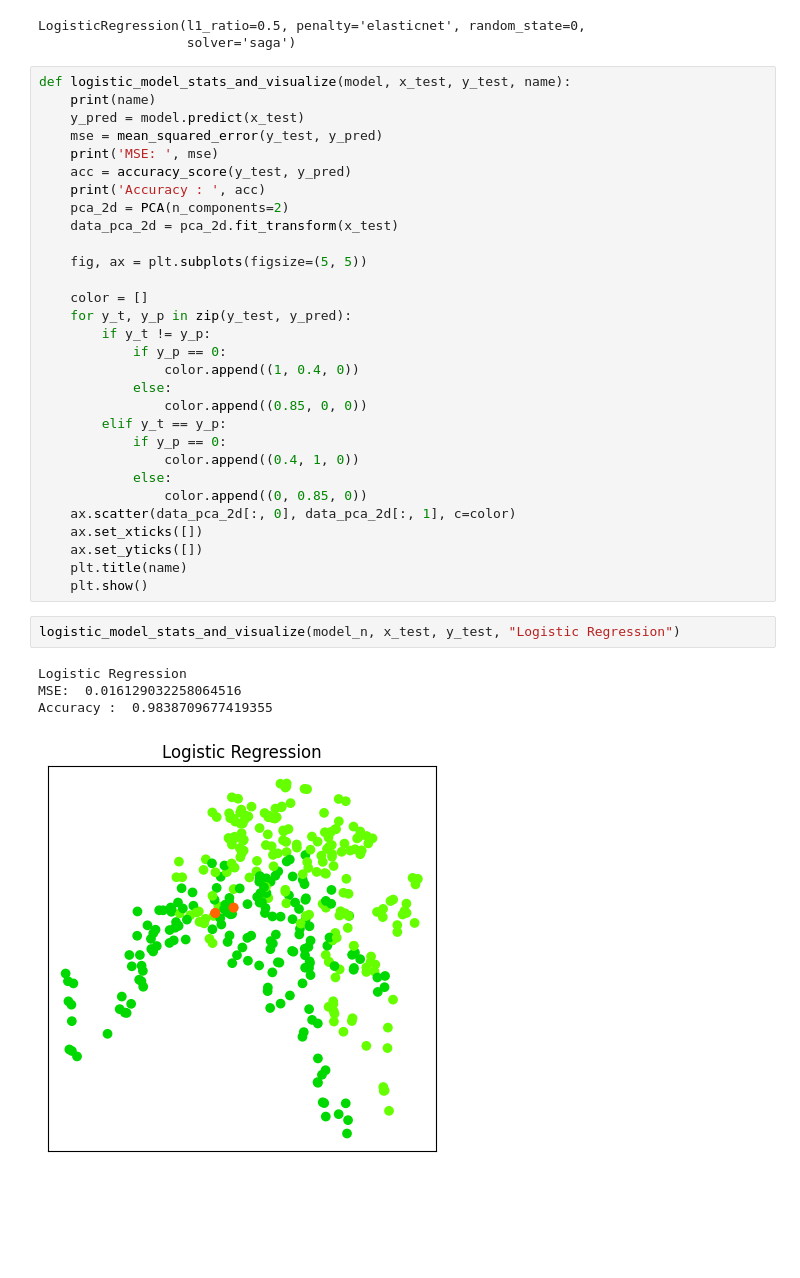
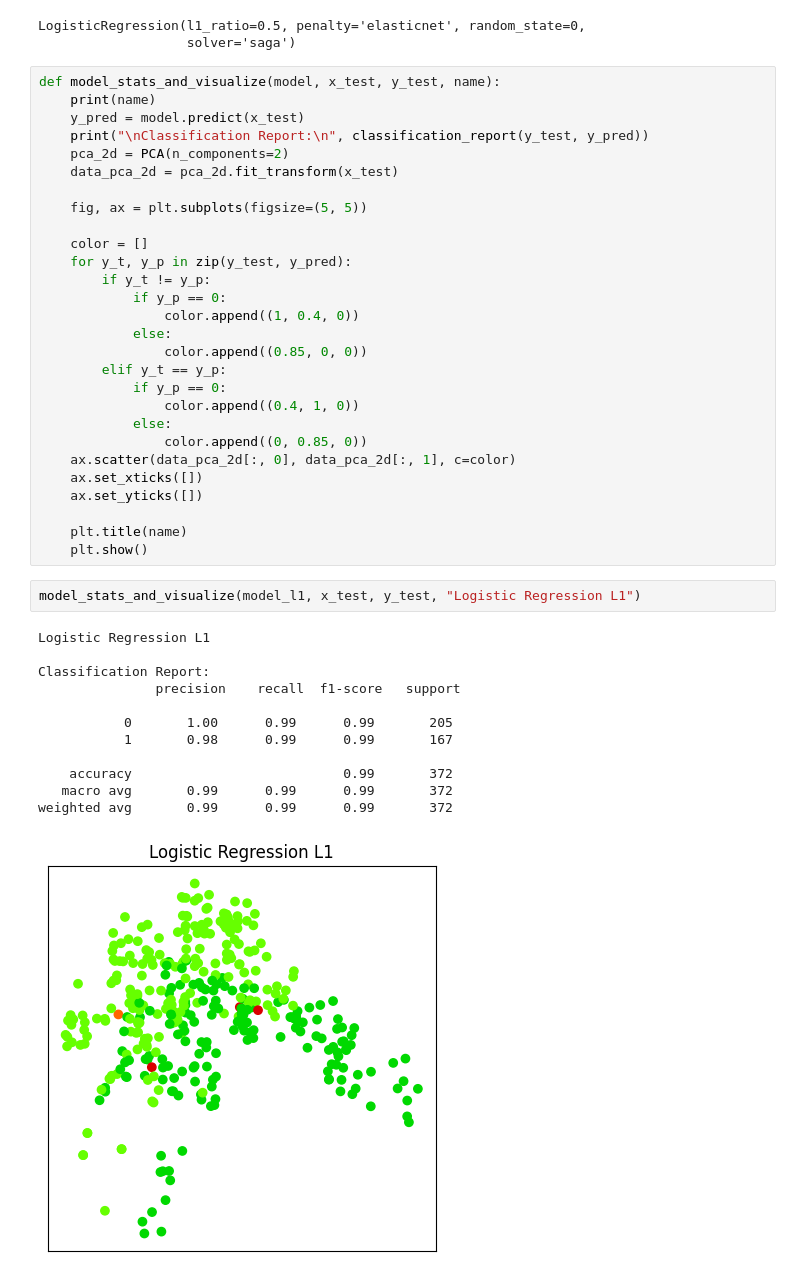
Before and after one commit to frekkoz3/Intro_to_ML_24-25, a Jupyter notebook: challenges/challenge 1/challenge-one.ipynb, the cells around one changed output. Saved outputs shown, nothing was run; the diff lists cells and outputs as text; blank space fills up the shorter version.

```diff
--- a/challenges/challenge 1/challenge-one.ipynb
+++ b/challenges/challenge 1/challenge-one.ipynb
@@ -333,13 +333,10 @@ model_en.fit(X_train, Y_train)
 LogisticRegression(l1_ratio=0.5, penalty='elasticnet', random_state=0,
                    solver='saga')
 # %%
-def logistic_model_stats_and_visualize(model, x_test, y_test, name):
+def model_stats_and_visualize(model, x_test, y_test, name):
     print(name)
     y_pred = model.predict(x_test)
-    mse = mean_squared_error(y_test, y_pred)
-    print('MSE: ', mse)
-    acc = accuracy_score(y_test, y_pred)
-    print('Accuracy : ', acc)
+    print("\nClassification Report:\n", classification_report(y_test, y_pred))
     pca_2d = PCA(n_components=2)
     data_pca_2d = pca_2d.fit_transform(x_test)
 
@@ -360,13 +357,22 @@ def logistic_model_stats_and_visualize(model, x_test, y_test, name):
     ax.scatter(data_pca_2d[:, 0], data_pca_2d[:, 1], c=color)
     ax.set_xticks([])
     ax.set_yticks([])
+
     plt.title(name)
     plt.show()
 # %%
-logistic_model_stats_and_visualize(model_n, x_test, y_test, "Logistic Regression")
+model_stats_and_visualize(model_l1, x_test, y_test, "Logistic Regression L1")
 # %% [output]
-Logistic Regression
-MSE:  0.016129032258064516
-Accuracy :  0.9838709677419355
+Logistic Regression L1
+
+Classification Report:
+               precision    recall  f1-score   support
+
+           0       1.00      0.99      0.99       205
+           1       0.98      0.99      0.99       167
+
+    accuracy                           0.99       372
+   macro avg       0.99      0.99      0.99       372
+weighted avg       0.99      0.99      0.99       372
-[figure, old version]
+[figure, new version]
 # %%
```
Also changed, not shown: parts of 30 cells of this notebook, 1 other file.
